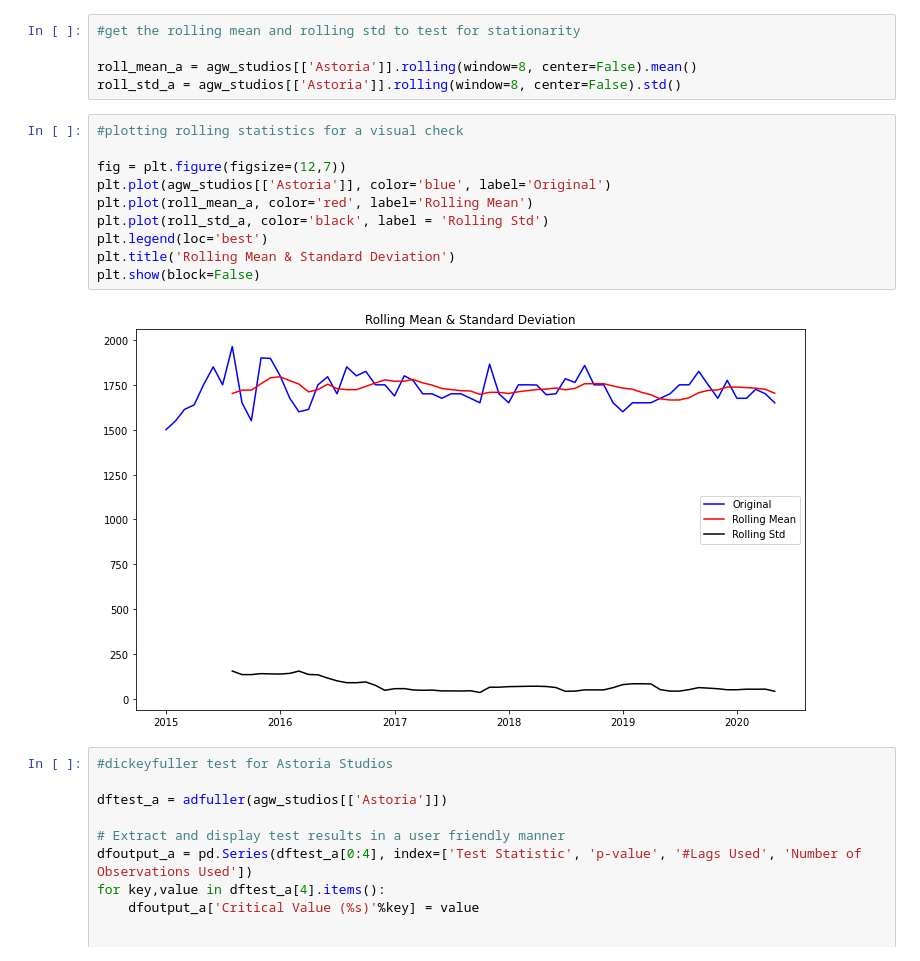
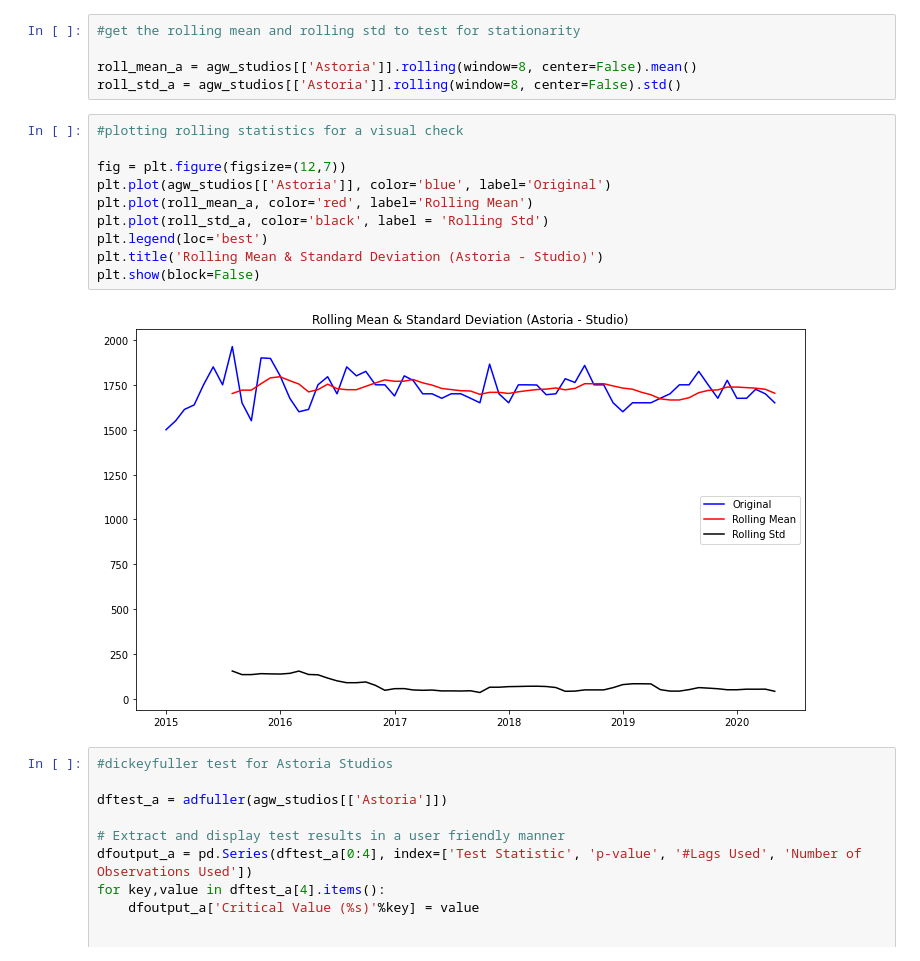
Before and after one commit to jbuenaseda/streeteasy_time_series, a Jupyter notebook: astoria_rent.ipynb, the cells around one changed output. Cells and saved outputs as stored; diff of their text form.

```diff
--- a/astoria_rent.ipynb
+++ b/astoria_rent.ipynb
@@ -111,15 +111,15 @@ roll_std_a = agw_studios[['Astoria']].rolling(window=8, center=False).std()
 # %%
 #plotting rolling statistics for a visual check
 
 fig = plt.figure(figsize=(12,7))
 plt.plot(agw_studios[['Astoria']], color='blue', label='Original')
 plt.plot(roll_mean_a, color='red', label='Rolling Mean')
 plt.plot(roll_std_a, color='black', label = 'Rolling Std')
 plt.legend(loc='best')
-plt.title('Rolling Mean & Standard Deviation')
+plt.title('Rolling Mean & Standard Deviation (Astoria - Studio)')
 plt.show(block=False)
 # %% [output]
-[figure, old version]
+[figure, new version]
 # %%
 #dickeyfuller test for Astoria Studios
 
```
Also changed, not shown: parts of 3 cells of this notebook, 5 other files.
